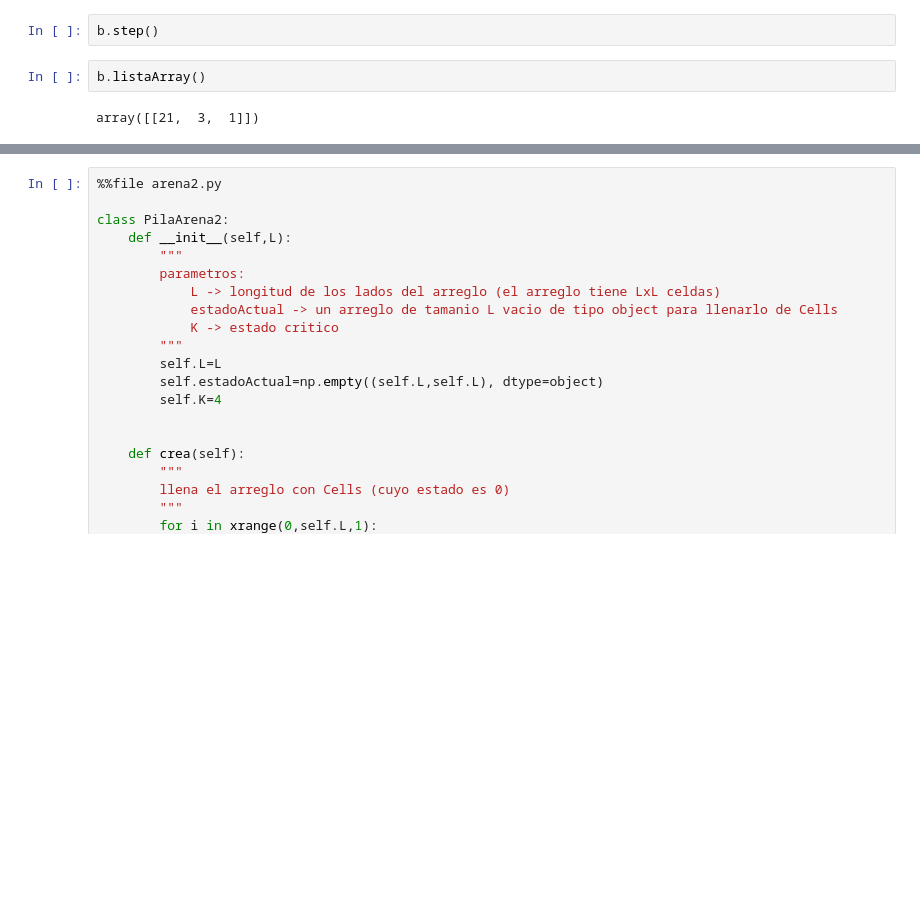
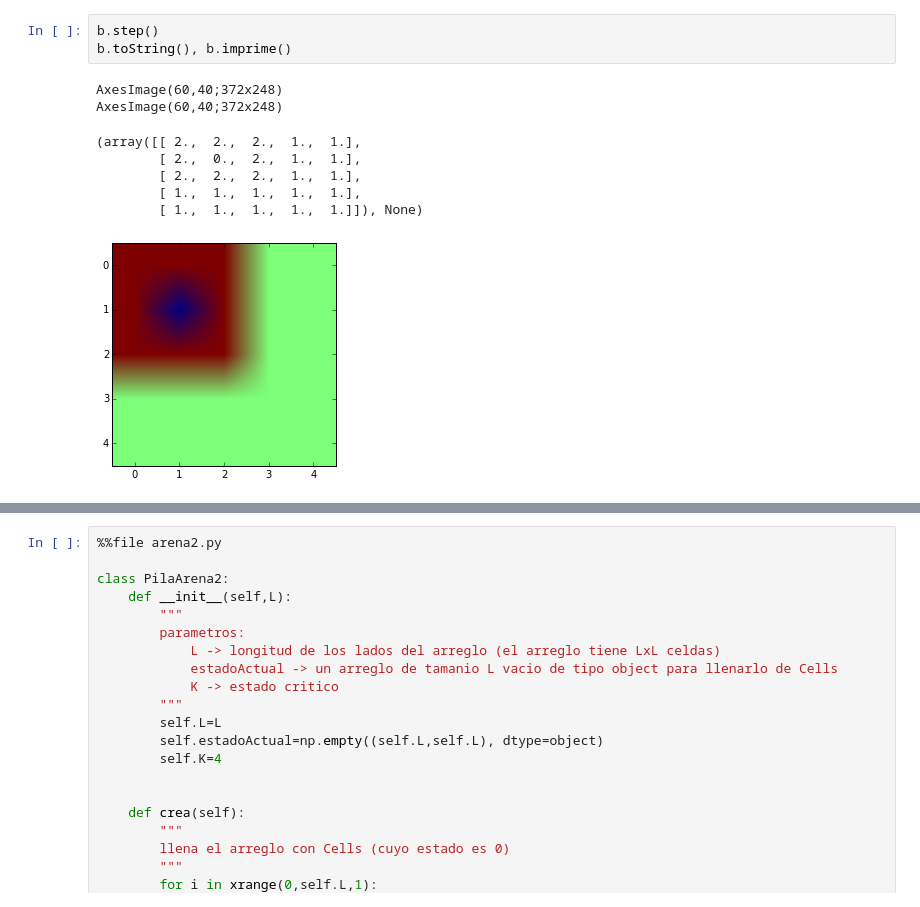
Before and after one commit to LoreMD/proyectoMateCompu, a Jupyter notebook: TodoEsIncreible.ipynb, the cells around one changed output, grey strips where cells are left out. Drawn from its saved outputs; the diff is of its cells as text; blank space fills up the shorter version.

```diff
--- a/TodoEsIncreible.ipynb
+++ b/TodoEsIncreible.ipynb
@@ -358,6 +364,12 @@ array([[ 1.,  1.,  1.,  1.,  1.],
 # %%
 b.step()
+b.toString(), b.imprime()
+# %% [output]
+AxesImage(60,40;372x248)
+AxesImage(60,40;372x248)
+(array([[ 2.,  2.,  2.,  1.,  1.],
+        [ 2.,  0.,  2.,  1.,  1.],
+        [ 2.,  2.,  2.,  1.,  1.],
+        [ 1.,  1.,  1.,  1.,  1.],
+        [ 1.,  1.,  1.,  1.,  1.]]), None)
+[figure, added]
-# %%
-b.listaArray()
-# %% [output]
-array([[21,  3,  1]])
```
Also changed, not shown: parts of 11 cells of this notebook, 1 other file.
